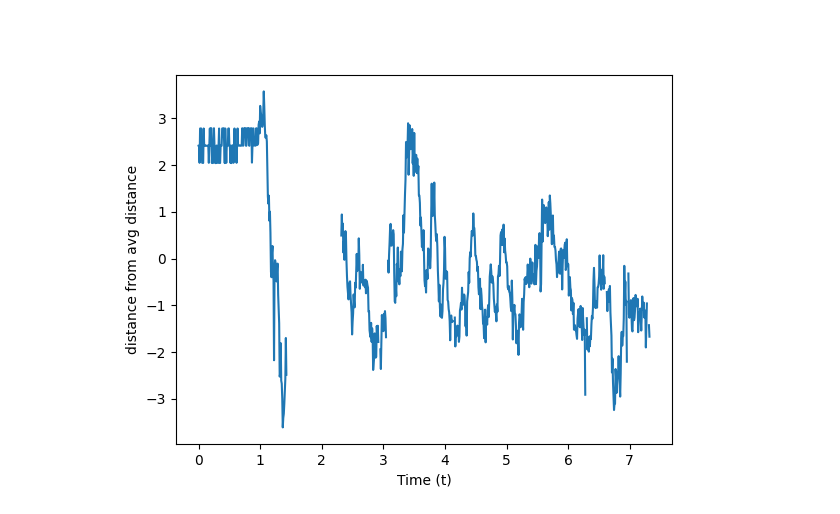
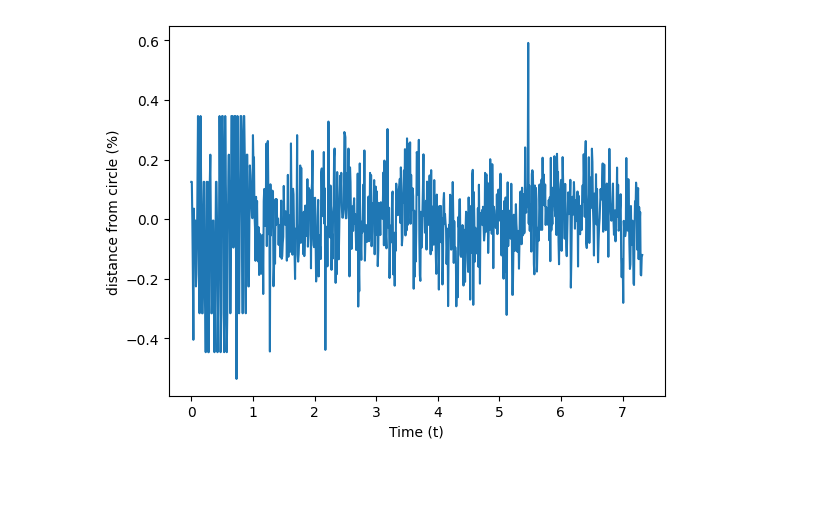
Before and after one commit to Spaantje5/Double-Pendulum-Experiment, a Jupyter notebook: real/analysis.ipynb, the cells around one changed output. Cells and saved outputs as stored; diff of their text form; code cells hidden in the pictures; blank space fills up the shorter version.

```diff
--- a/real/analysis.ipynb
+++ b/real/analysis.ipynb
@@ -58,13 +51,10 @@ plt.show()
-# %%
-dr = np.hypot(x_red-x_blue, y_red-y_blue)
-
-avg_dist = np.nanmean(dr)
-u = (dr - avg_dist)/avg_dist *100
-
-plt.figure()
-plt.plot(t, u)
-plt.ylabel("distance from avg distance")
-plt.xlabel("Time (t)")
-plt.show()
-# %% [output]
-[figure, removed]
+# %%
+b_err = ((np.hypot(x_blue-cx, y_blue-cy)-r)/r)*100
+
+plt.figure()
+plt.plot(t, b_err)
+plt.ylabel("distance from circle (%)")
+plt.xlabel("Time (t)")
+plt.show()
+# %% [output]
+[figure, added]
```
Also changed, not shown: parts of 6 cells of this notebook.
